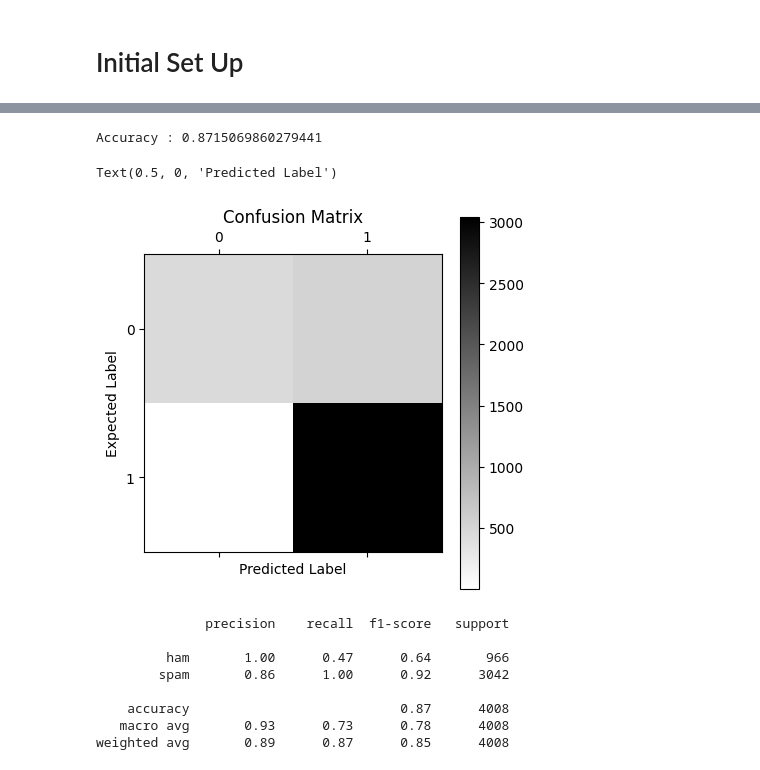
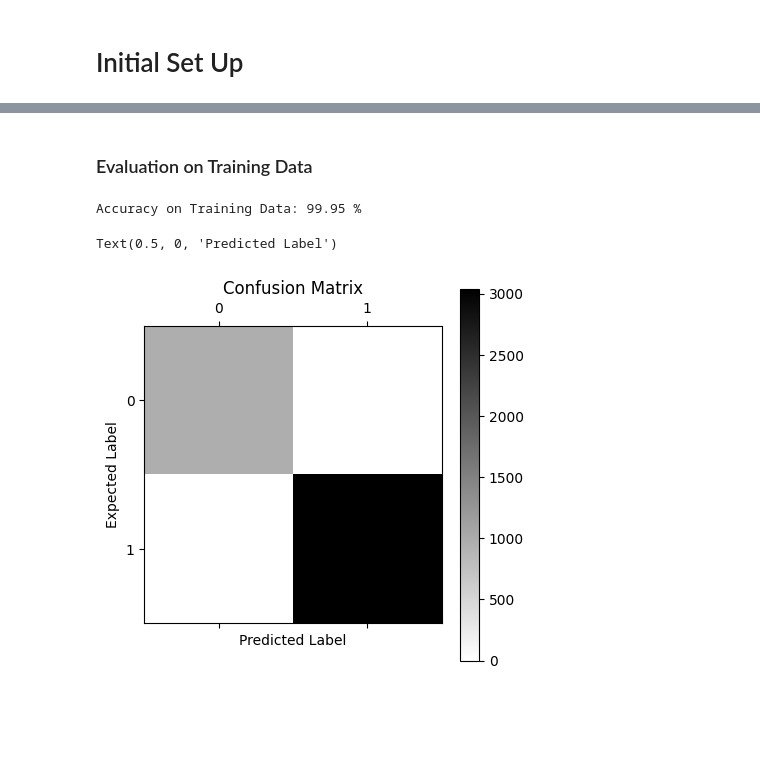
Before and after one commit to SidShah2953/app-ml-2024, a Jupyter notebook: Assignmnt 1/train.ipynb, the cells around one changed output, grey strips where cells are left out. Drawn from its saved outputs; the diff is of its cells as text; code cells hidden in the pictures; blank space fills up the shorter version.

Commit message:
- Implemented SVC in train.ipynb - Evaluated on TTV - Finished Assignment

```diff
--- a/Assignmnt 1/train.ipynb
+++ b/Assignmnt 1/train.ipynb
@@ -31,0 +28,3 @@ def split_into_lemmas(message):
+# %%
+msg_train = train['content']
+label_train = train['label']
@@ -32,7 +91,10 @@ def split_into_lemmas(message):
 # %%
 bow_transformer = CountVectorizer(\
                         analyzer=split_into_lemmas)\
-                    .fit(messages['content'])
-print(f'The transfromer has a vocabulary of\
-        {len(bow_transformer.vocabulary_)}')
+                    .fit(train['content'])
+print(f'Transformer Vocabulary: {len(bow_transformer.vocabulary_)} words')
+
+bow_train = bow_transformer.transform(msg_train)
+tfidf_transformer = TfidfTransformer().fit(bow_train)
+tfidf_train = tfidf_transformer.transform(bow_train)
 # %% [output]
@@ -62,27 +102,24 @@ Wall time: 7.5 ms
-# %%
-all_predictions = spam_detector.predict(messages_tfidf)
-print(f'Accuracy : {accuracy_score(messages['label'], all_predictions)}')
-# %% [output]
-Accuracy : 0.8715069860279441
+# %%
+spam_detector = SVC(kernel='linear',
+                    C=1)\
+                .fit(tfidf_train, label_train)
+# %% [markdown]
+### Evaluation on Training Data
+# %%
+pred_train = spam_detector.predict(tfidf_train)
+print(f'Accuracy on Training Data: {int(10000 * \
+                                        accuracy_score(label_train, pred_train))\
+                                            / 100} %')
+# %% [output]
+Accuracy on Training Data: 99.95 %
 # %%
-plt.matshow(confusion_matrix(messages['label'], all_predictions),
+plt.matshow(confusion_matrix(label_train, pred_train),
             cmap=plt.cm.binary,
             interpolation='nearest')
 plt.title('Confusion Matrix')
 plt.colorbar()
 plt.ylabel('Expected Label')
 plt.xlabel('Predicted Label')
 # %% [output]
 Text(0.5, 0, 'Predicted Label')
-[figure, old version]
+[figure, new version]
-# %%
-print(classification_report(messages['label'], all_predictions))
-# %% [output]
-              precision    recall  f1-score   support
-
-         ham       1.00      0.47      0.64       966
-        spam       0.86      1.00      0.92      3042
-
-    accuracy                           0.87      4008
-   macro avg       0.93      0.73      0.78      4008
-weighted avg       0.89      0.87      0.85      4008
```
Also changed, not shown: parts of 30 cells of this notebook.
